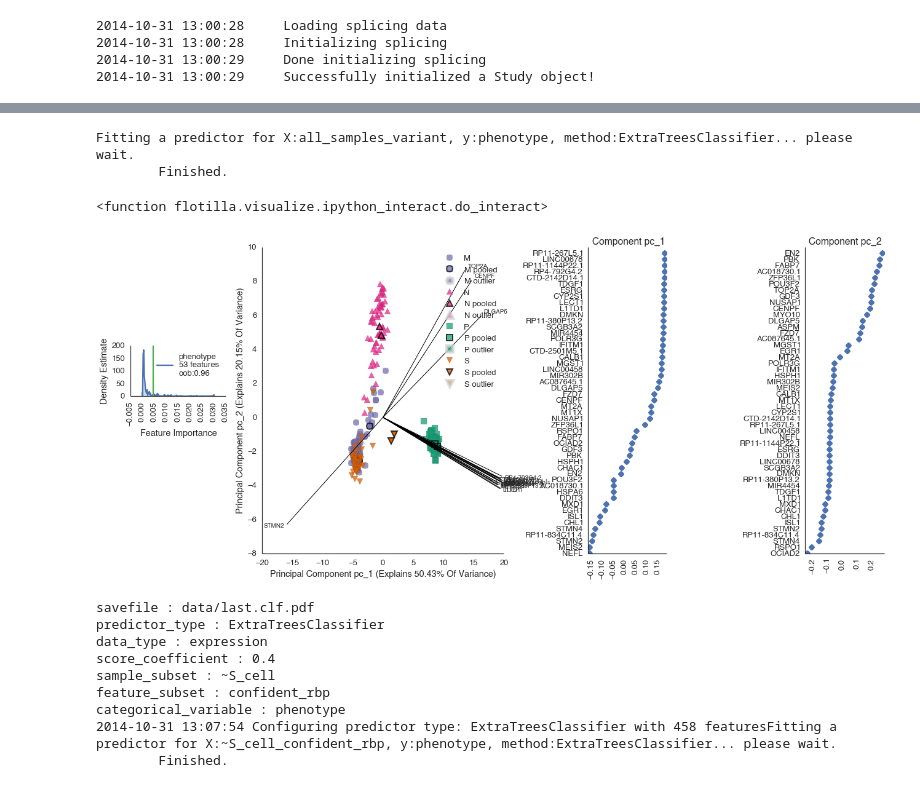
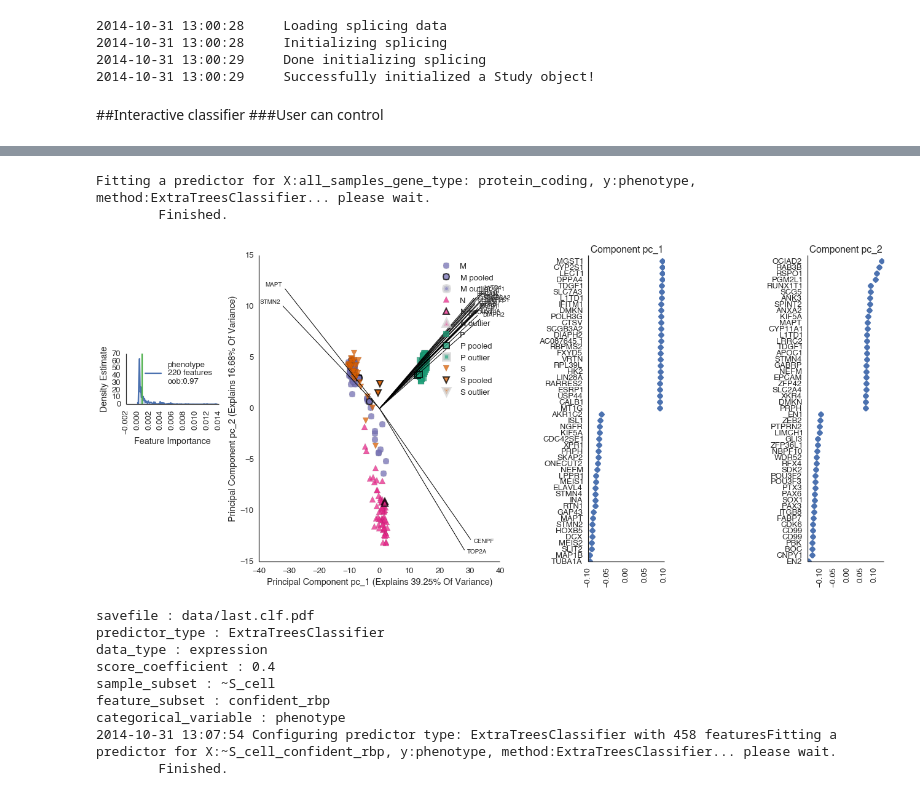
Before and after one commit to YeoLab/flotilla, a Jupyter notebook: talks/CSHL_biological_data_science_2014/examples/3_Classification.ipynb, the cells around one changed output, grey strips where cells are left out. Drawn from its saved outputs; the diff is of its cells as text; code cells hidden in the pictures.

```diff
--- a/talks/CSHL_biological_data_science_2014/examples/3_Classification.ipynb
+++ b/talks/CSHL_biological_data_science_2014/examples/3_Classification.ipynb
@@ -47,8 +47,12 @@ Removing technical outliers from consideration in expression:
 2014-10-31 13:00:28     Initializing splicing
 2014-10-31 13:00:29     Done initializing splicing
 2014-10-31 13:00:29     Successfully initialized a Study object!
+# %% [markdown]
+##Interactive classifier
+###User can control
 # %%
-study.interactive_classifier(categorical_variables=['phenotype']);
+study.interactive_classifier(feature_subsets=['gene_type: protein_coding'],
+                             categorical_variables=['phenotype']);
 # %% [output]
 savefile : data/last.clf.pdf
 predictor_type : ExtraTreesClassifier
@@ -63,7 +67,6 @@ categorical_variable : phenotype
-Fitting a predictor for X:all_samples_variant, y:phenotype, method:ExtraTreesClassifier... please wait.
+Fitting a predictor for X:all_samples_gene_type: protein_coding, y:phenotype, method:ExtraTreesClassifier... please wait.
         Finished.
-<function flotilla.visualize.ipython_interact.do_interact>
-[figure, old version]
+[figure, new version]
 # %%
 study.interactive_classifier(feature_subsets=['confident_rbp'],
                              categorical_variables=['phenotype'],
```
Also changed, not shown: parts of 2 cells of this notebook, 1 other file.
